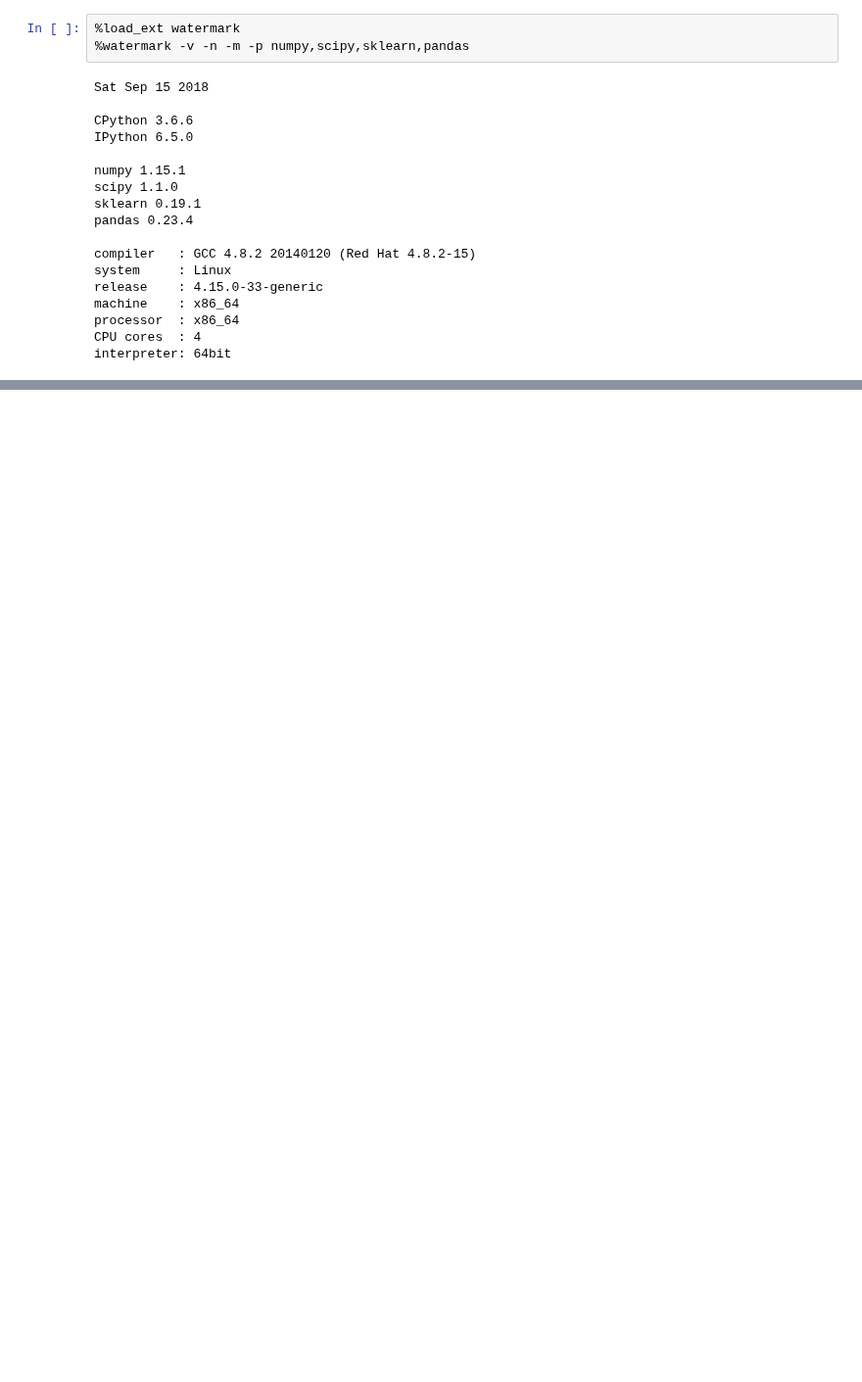
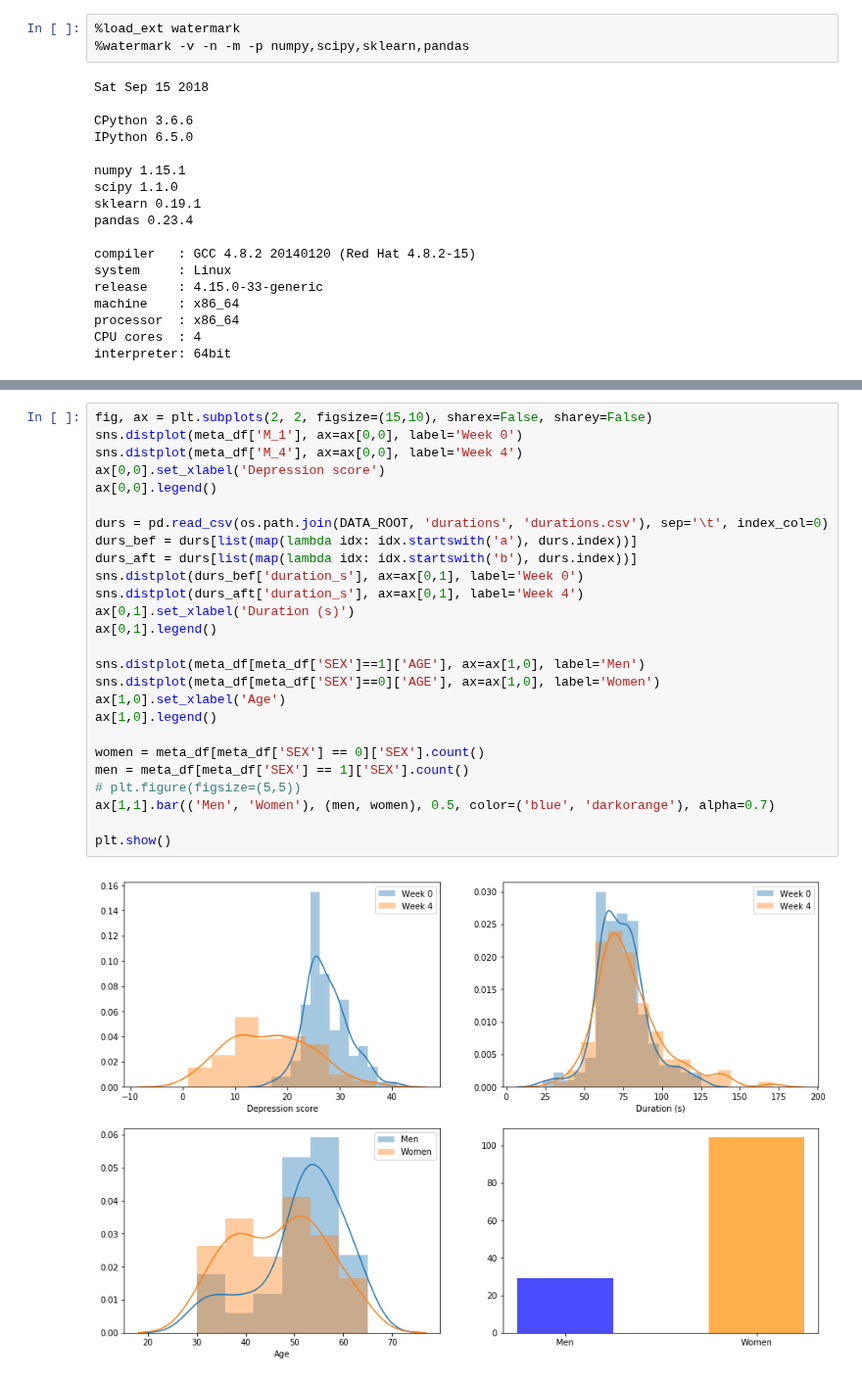
Before and after one commit to mirgee/thesis_project, a Jupyter notebook: notebooks/00-initial-exploration.ipynb, the cells around one changed output, grey strips where cells are left out. Shown at 98% size. Saved outputs shown, nothing was run; the diff lists cells and outputs as text; blank space fills up the shorter version.

```diff
--- a/notebooks/00-initial-exploration.ipynb
+++ b/notebooks/00-initial-exploration.ipynb
@@ -72,0 +203,28 @@ df.shape
+# %%
+fig, ax = plt.subplots(2, 2, figsize=(15,10), sharex=False, sharey=False)
+sns.distplot(meta_df['M_1'], ax=ax[0,0], label='Week 0')
+sns.distplot(meta_df['M_4'], ax=ax[0,0], label='Week 4')
+ax[0,0].set_xlabel('Depression score')
+ax[0,0].legend()
+
+durs = pd.read_csv(os.path.join(DATA_ROOT, 'durations', 'durations.csv'), sep='\t', index_col=0)
+durs_bef = durs[list(map(lambda idx: idx.startswith('a'), durs.index))]
+durs_aft = durs[list(map(lambda idx: idx.startswith('b'), durs.index))]
+sns.distplot(durs_bef['duration_s'], ax=ax[0,1], label='Week 0')
+sns.distplot(durs_aft['duration_s'], ax=ax[0,1], label='Week 4')
+ax[0,1].set_xlabel('Duration (s)')
+ax[0,1].legend()
+
+sns.distplot(meta_df[meta_df['SEX']==1]['AGE'], ax=ax[1,0], label='Men')
+sns.distplot(meta_df[meta_df['SEX']==0]['AGE'], ax=ax[1,0], label='Women')
+ax[1,0].set_xlabel('Age')
+ax[1,0].legend()
+
+women = meta_df[meta_df['SEX'] == 0]['SEX'].count()
+men = meta_df[meta_df['SEX'] == 1]['SEX'].count()
+# plt.figure(figsize=(5,5))
+ax[1,1].bar(('Men', 'Women'), (men, women), 0.5, color=('blue', 'darkorange'), alpha=0.7)
+
+plt.show()
+# %% [output]
+[figure, added]
```
Also changed, not shown: parts of 12 cells of this notebook.
